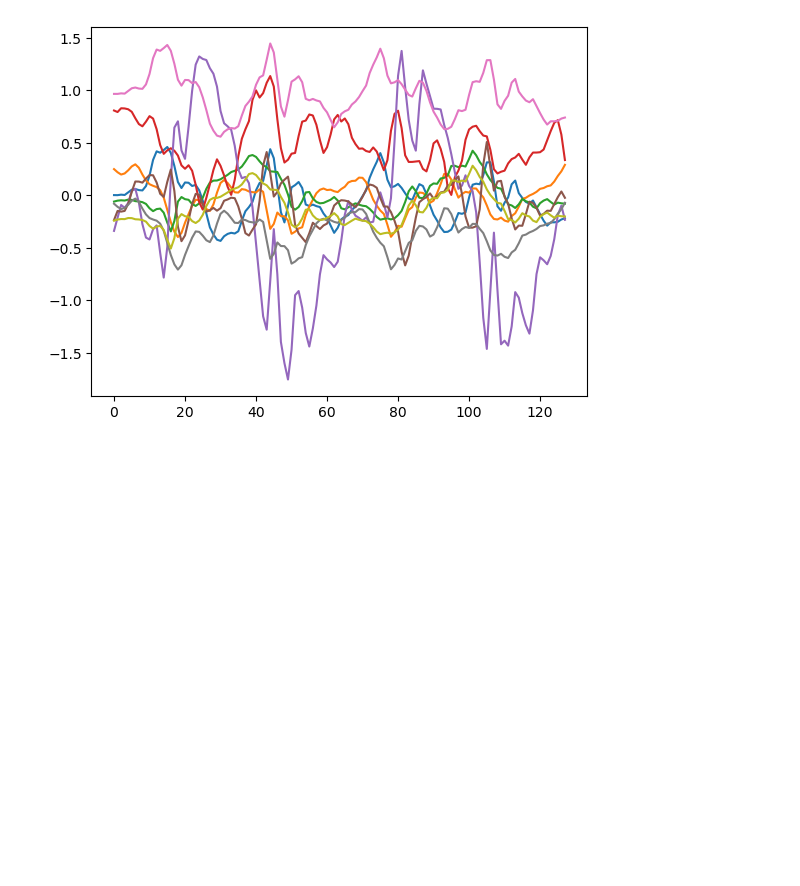
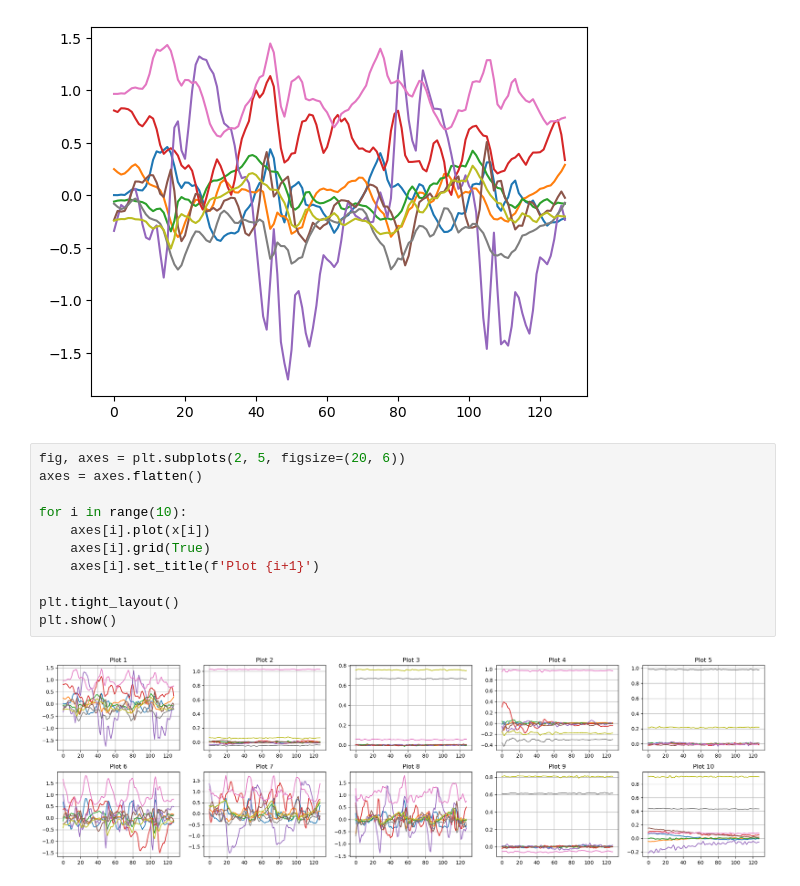
Before and after one commit to fayzi-dev/RNN-Based_Human_Activity_Recognition_using-_Time_Series_Sensor_Data, a Jupyter notebook: RNN_HAR_TimeSereis.ipynb, the cells around one changed output. Drawn from its saved outputs; the diff is of its cells as text; blank space fills up the shorter version.

Commit message:
Plot ten sample human activity

```diff
--- a/RNN_HAR_TimeSereis.ipynb
+++ b/RNN_HAR_TimeSereis.ipynb
@@ -76,3 +77,16 @@ plt.plot(x[0])
  <matplotlib.lines.Line2D at 0x...>,
  <matplotlib.lines.Line2D at 0x...>]
 [figure]
+# %%
+fig, axes = plt.subplots(2, 5, figsize=(20, 6))
+axes = axes.flatten()
+
+for i in range(10):
+    axes[i].plot(x[i])
+    axes[i].grid(True)
+    axes[i].set_title(f'Plot {i+1}')
+
+plt.tight_layout()
+plt.show()
+# %% [output]
+[figure, added]
```
Also changed, not shown: parts of 1 cell of this notebook.
